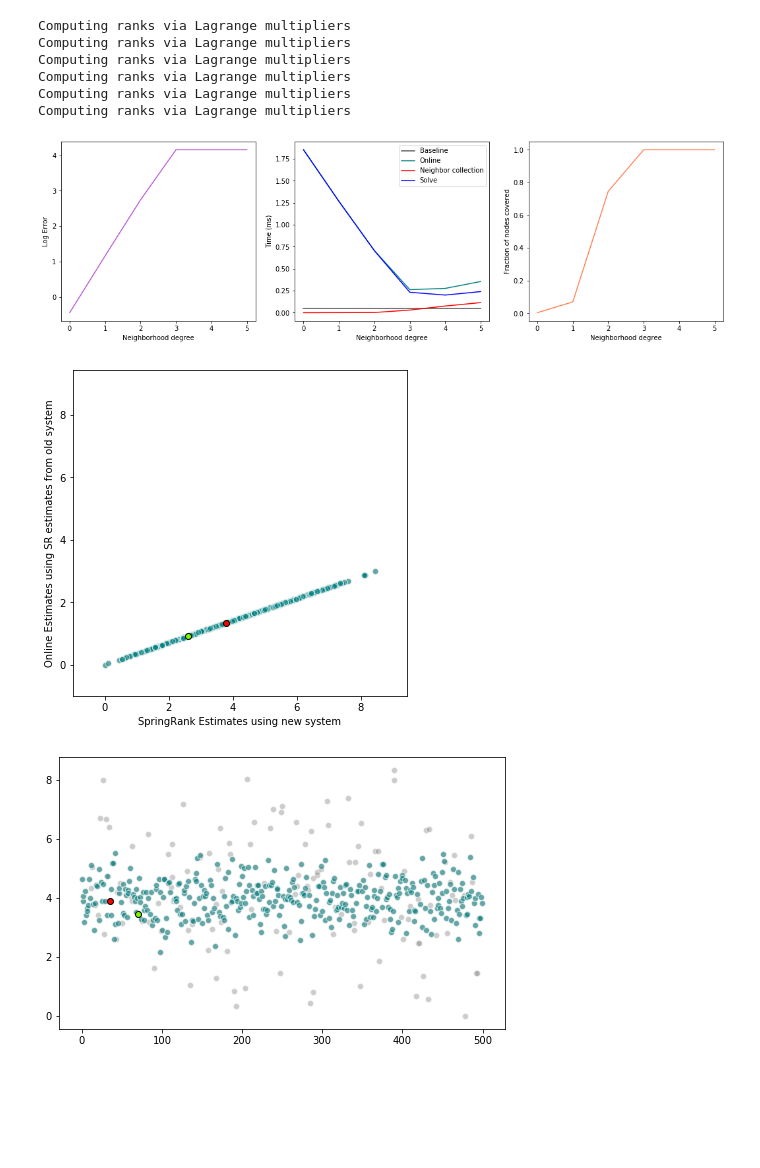
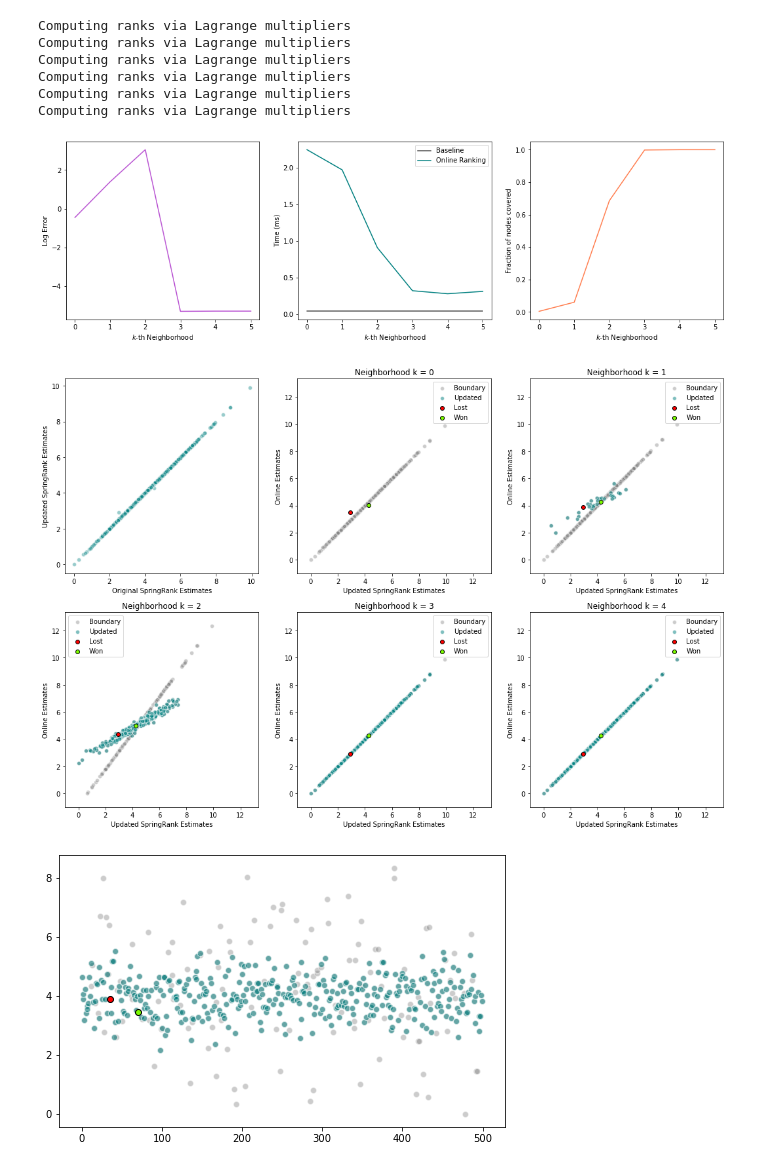
Before and after one commit to AparaV/SpringRankGroups, a Jupyter notebook: api/jupyter/online_ranking.ipynb, the cells around one changed output. Drawn from its saved outputs; the diff is of its cells as text; code cells hidden in the pictures; blank space fills up the shorter version.

Commit message:
Figures for one-pass algorithm

```diff
--- a/api/jupyter/online_ranking.ipynb
+++ b/api/jupyter/online_ranking.ipynb
@@ -304,7 +304,7 @@ for k in orders:
     fraction_nodes.append(fraction_k)
 
     s_k = tl.shift_ranks(s_k)
-#     s_k = tl.adjust_ranks(s_k, A, p_ij=p_ij)
+    s_k = tl.adjust_ranks(s_k, A, p_ij=p_ij)
     s_all.append(s_k)
     neighbors.append(N_k)
 
@@ -321,7 +321,7 @@ Computing ranks via Lagrange multipliers
 fig, ax = plt.subplots(1, 3, figsize=(18, 5))
 
 for i in range(3):
-    ax[i].set_xlabel("Neighborhood degree")
+    ax[i].set_xlabel(r"$k$-th Neighborhood")
     ax[i].set_xticks(orders)
 
 ax[0].plot(orders, np.log(errors), color="mediumorchid")
@@ -329,9 +329,9 @@ ax[0].set_ylabel("Log Error")
 
 
 ax[1].plot(orders, [baseline_time]*len(orders), color='black', alpha=0.7, label="Baseline")
-ax[1].plot(orders, elapsed_times, color="teal", label="Online")
-ax[1].plot(orders, neighbor_times, color="red", label="Neighbor collection")
-ax[1].plot(orders, solve_times, color="blue", label="Solve")
+ax[1].plot(orders, elapsed_times, color="teal", label="Online Ranking")
+# ax[1].plot(orders, neighbor_times, color="red", label="Neighbor collection")
+# ax[1].plot(orders, solve_times, color="blue", label="Solve")
 ax[1].set_ylabel("Time (ms)")
 ax[1].legend()
 
@@ -339,31 +339,47 @@ ax[1].legend()
 ax[2].plot(orders, fraction_nodes, color="coral")
 ax[2].set_ylabel("Fraction of nodes covered")
 
+plt.savefig("../../figures/OnePassOnlineGraphs.png", dpi=200, bbox_inches="tight")
+
 plt.show()
 # %% [output]
-[figure, old version]
+[figure, new version]
 # %%
-plt.figure(figsize=(6, 6))
+fig, ax = plt.subplots(2, 3, figsize=(18, 12))
 
-k = 5
+ax[0,0].scatter(s_0, s, color='teal', edgecolor='white', alpha=0.4)
 
-plt.scatter(s, s_all[k], color="grey", edgecolor="white", alpha=0.4)
+ax[0,0].set_xlabel("Original SpringRank Estimates")
+ax[0,0].set_ylabel("Updated SpringRank Estimates")
+# ax[0,0].set_title("")
 
-plt.scatter(s[neighbors[k]], s_all[k][neighbors[k]], color="teal", edgecolor="white", alpha=0.5)
+for i in range(2):
+    for j in range(3):
+        if j == 0 and i == 0:
+            continue
+        k = i*3 + j - 1
 
-plt.scatter(s[node_x], s_all[k][node_x], color="red", edgecolor="black")
-plt.scatter(s[node_y], s_all[k][node_y], color="lawngreen", edgecolor="black")
+        ax[i,j].scatter(s, s_all[k], color="grey", edgecolor="white", alpha=0.4, label="Boundary")
 
-plt.xlim(min(np.min(s), np.min(s_all))-1, max(np.max(s), np.max(s_all))+1)
-plt.ylim(min(np.min(s), np.min(s_all))-1, max(np.max(s), np.max(s_all))+1)
+        ax[i,j].scatter(s[neighbors[k]], s_all[k][neighbors[k]],
+                        color="teal", edgecolor="white", alpha=0.5, label="Updated")
 
-plt.xlabel("SpringRank Estimates using new system")
-plt.ylabel("Online Estimates using SR estimates from old system")
+        ax[i,j].scatter(s[node_x], s_all[k][node_x], color="red", edgecolor="black", label="Lost")
+        ax[i,j].scatter(s[node_y], s_all[k][node_y], color="lawngreen", edgecolor="black", label="Won")
 
+        ax[i,j].set_xlim(min(np.min(s), np.min(s_all))-1, max(np.max(s), np.max(s_all))+1)
+        ax[i,j].set_ylim(min(np.min(s), np.min(s_all))-1, max(np.max(s), np.max(s_all))+1)
 
+        ax[i,j].set_xlabel("Updated SpringRank Estimates")
+        ax[i,j].set_ylabel("Online Estimates")
+        ax[i,j].set_title(r"Neighborhood k = {}".format(k))
+
+        ax[i,j].legend()
+
+plt.savefig("../../figures/OnePassOnlineUpdates.png", dpi=200, bbox_inches="tight")
 plt.show()
 # %% [output]
-[figure, old version]
+[figure, new version]
 # %%
 plt.figure(figsize=(8, 5))
 
```
Also changed, not shown: parts of 2 cells of this notebook, 2 other files.
